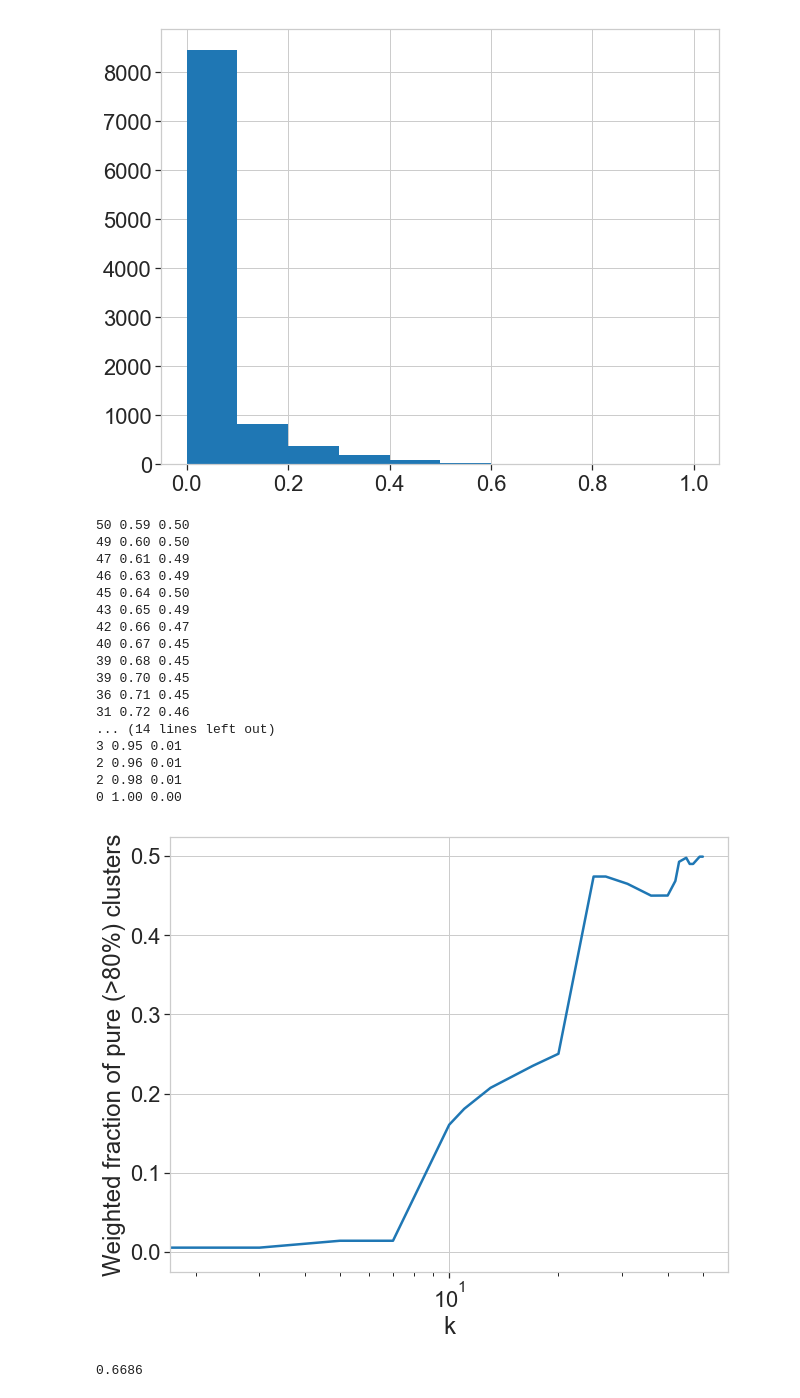
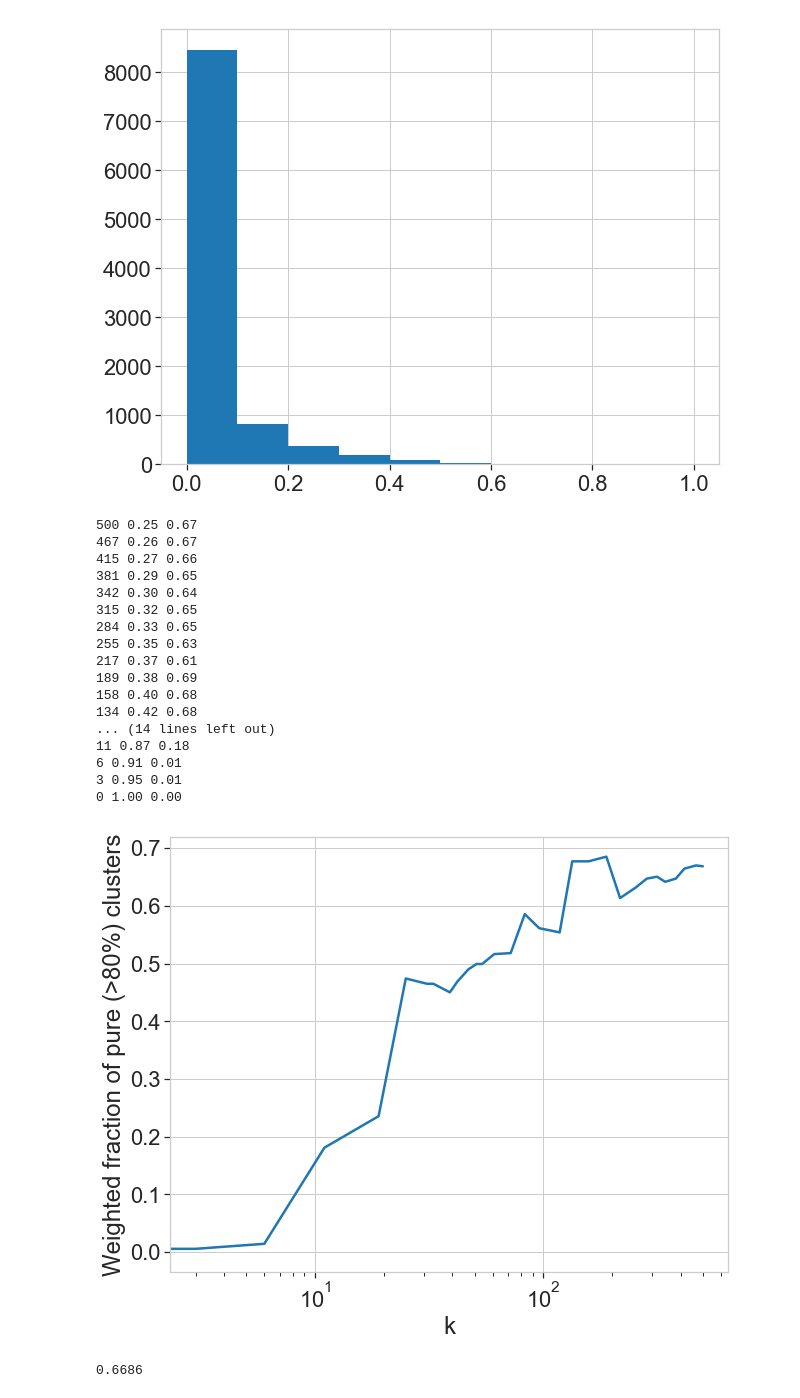
Before and after one commit to jcoupon/NOTAM-classifier, a Jupyter notebook: 3_Modelling/Modelling.ipynb, the cells around one changed output. Cells and saved outputs as stored; diff of their text form; code cells hidden in the pictures.

Commit message:
update modelling

```diff
--- a/3_Modelling/Modelling.ipynb
+++ b/3_Modelling/Modelling.ipynb
@@ -241,2 +229,0 @@ Performing dimensionality reduction...done.
-# %%
-choice = np.random.randint(vector_train.shape[0], size=10000)
@@ -243,13 +382,11 @@ choice = np.random.randint(vector_train.shape[0], size=10000)
 # %%
 reload(modelling)
 
-modelling.find_clusters_train(
-        vector_train[choice],
-        method='hierarchical', method_options_dict=None,
-        path_out=path_train_cluster_model, random_state=random_state)
+method_options_dict = {'method': 'average', 'metric': 'cosine'}
+
 
 # read model
-with open(path_train_cluster_model.replace('.pickle', '_linkage.pickle'), 'rb') as file_in:
+with open(path_train_cluster_model, 'rb') as file_in:
     _, Z = pickle.load(file_in)
 Z.shape, target_train.shape
 # %% [output]
@@ -286,48 +423,48 @@ None
 # %%
 reload(modelling)
 
 # then we compute number of clusters
 # at each stage, or:
 # how many clusters are there with
 # larger distance than d?
 n_clusters_list = []
 f_pure_list = []
-d_min = np.log10(np.quantile(Z[:,2], 0.995))
+d_min = np.log10(np.quantile(Z[:,2], 0.95))
 d_max = np.log10(max(Z[:,2]))
 
 for d in np.logspace(d_min, d_max, 30):
     n_clusters = sum(Z[:,2] > d)
     n_clusters_list.append(n_clusters)
     labels = fcluster(Z, d, criterion='distance')
     N, purity, f_pure = modelling.get_cluster_purity(labels, target_train[choice])
     f_pure_list.append(f_pure)
     print(n_clusters, '{0:.2f} {1:.2f}'.format(d, f_pure))
 
 
 fig, ax = plt.subplots(figsize=(10, 8))
 ax.plot(n_clusters_list, f_pure_list)
 ax.set_xlabel('k')
 ax.set_ylabel('Weighted fraction of pure (>80%) clusters')
 ax.set_xscale('log')
 # %% [output]
-50 0.59 0.50
-49 0.60 0.50
-47 0.61 0.49
-46 0.63 0.49
-45 0.64 0.50
-43 0.65 0.49
-42 0.66 0.47
-40 0.67 0.45
-39 0.68 0.45
-39 0.70 0.45
-36 0.71 0.45
-31 0.72 0.46
+500 0.25 0.67
+467 0.26 0.67
+415 0.27 0.66
+381 0.29 0.65
+342 0.30 0.64
+315 0.32 0.65
+284 0.33 0.65
+255 0.35 0.63
+217 0.37 0.61
+189 0.38 0.69
+158 0.40 0.68
+134 0.42 0.68
 ... (14 lines left out)
+11 0.87 0.18
+6 0.91 0.01
 3 0.95 0.01
-2 0.96 0.01
-2 0.98 0.01
 0 1.00 0.00
-[figure, old version]
+[figure, new version]
 # %%
 df = pd.DataFrame.from_dict({'label':l, 'class':c})
 # %%
```
Also changed, not shown: parts of 5 cells of this notebook, 6 other files.
